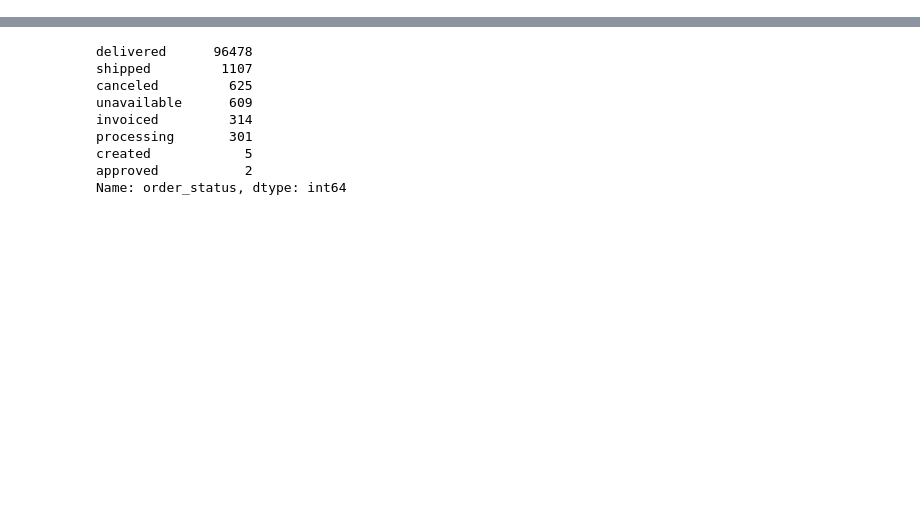
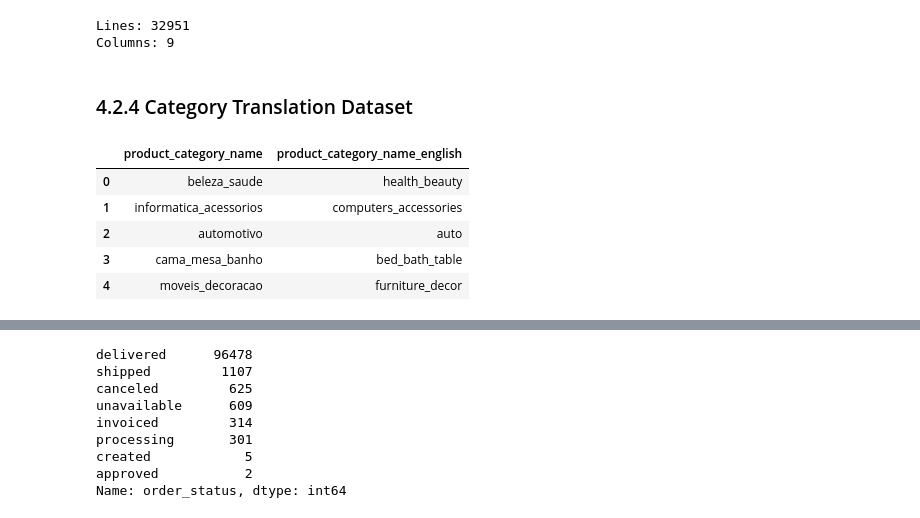
Before and after one commit to maralosil/network-science, a Jupyter notebook: olist/brazil_sales_marketplace_olist.ipynb, the cells around one changed output, grey strips where cells are left out. Saved outputs shown, nothing was run; the diff lists cells and outputs as text; code cells hidden in the pictures; blank space fills up the shorter version.

```diff
--- a/olist/brazil_sales_marketplace_olist.ipynb
+++ b/olist/brazil_sales_marketplace_olist.ipynb
@@ -37,3 +43,4 @@ https://www.kaggle.com/datasets/olistbr/brazilian-ecommerce
 items = pd.read_csv('datasets/olist_order_items_dataset.csv')
 orders = pd.read_csv('datasets/olist_orders_dataset.csv')
 products = pd.read_csv('datasets/olist_products_dataset.csv')
+category_translation = pd.read_csv('datasets/product_category_name_translation.csv')
@@ -126,0 +92,17 @@ Columns: 8
+# %%
+print('Lines:', products.shape[0])
+print('Columns:', products.shape[1])
+# %% [output]
+Lines: 32951
+Columns: 9
+# %% [markdown]
+### 4.2.4 Category Translation Dataset
+# %%
+category_translation.head()
+# %% [output]
+|  | product_category_name | product_category_name_english |
+| 0 | beleza_saude | health_beauty |
+| 1 | informatica_acessorios | computers_accessories |
+| 2 | automotivo | auto |
+| 3 | cama_mesa_banho | bed_bath_table |
+| 4 | moveis_decoracao | furniture_decor |
```
Also changed, not shown: parts of 33 cells of this notebook, 24 other files.
